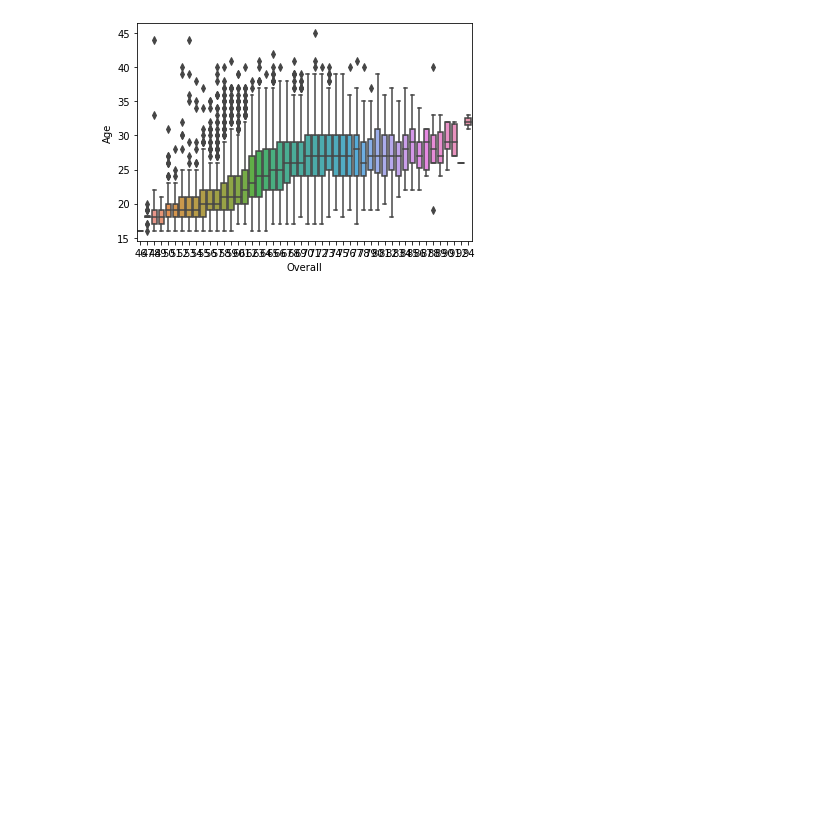
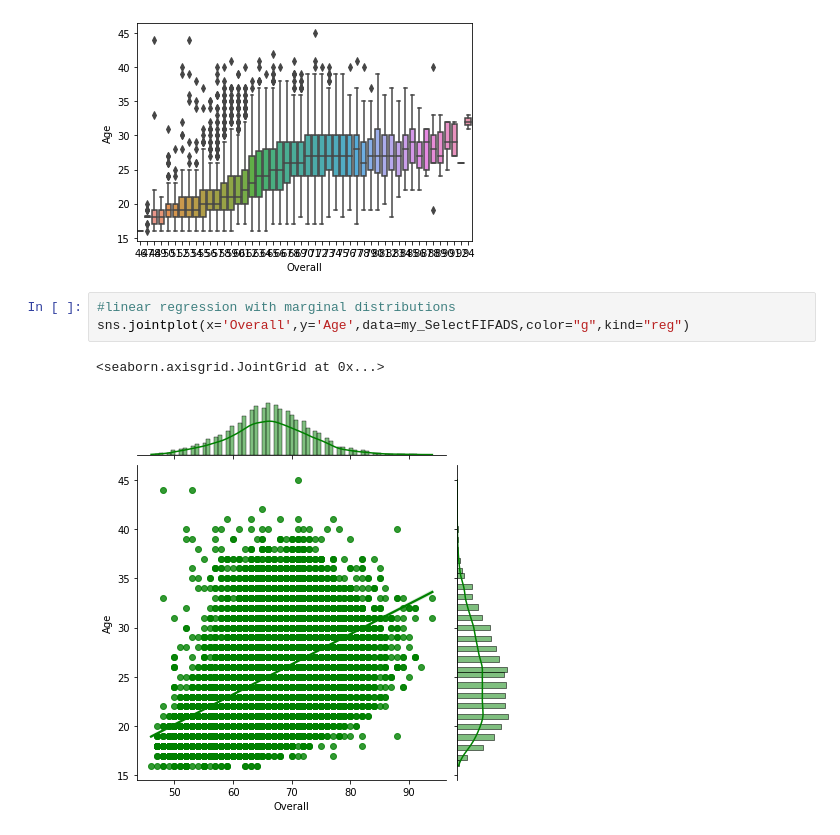
Before and after one commit to lionel5116/UpWorkStudiesPython, a Jupyter notebook: CaseStudyFIFA19.ipynb, the cells around one changed output. Cells and saved outputs as stored; diff of their text form; blank space fills up the shorter version.

Commit message:
added some linear regression plots

```diff
--- a/CaseStudyFIFA19.ipynb
+++ b/CaseStudyFIFA19.ipynb
@@ -314,3 +314,9 @@ sns.boxplot(x='Overall',y='Age',data=my_SelectFIFADS)
 # %% [output]
 <AxesSubplot:xlabel='Overall', ylabel='Age'>
 [figure]
+# %%
+#linear regression with marginal distributions
+sns.jointplot(x='Overall',y='Age',data=my_SelectFIFADS,color="g",kind="reg")
+# %% [output]
+<seaborn.axisgrid.JointGrid at 0x...>
+[figure, added]
```
Also changed, not shown: 1 other file.
